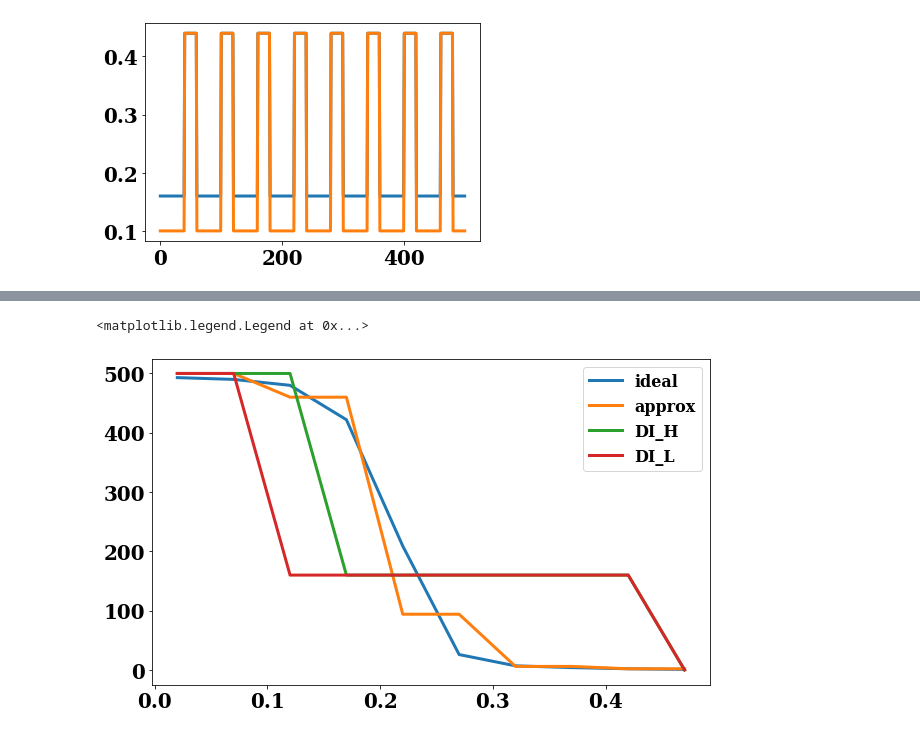
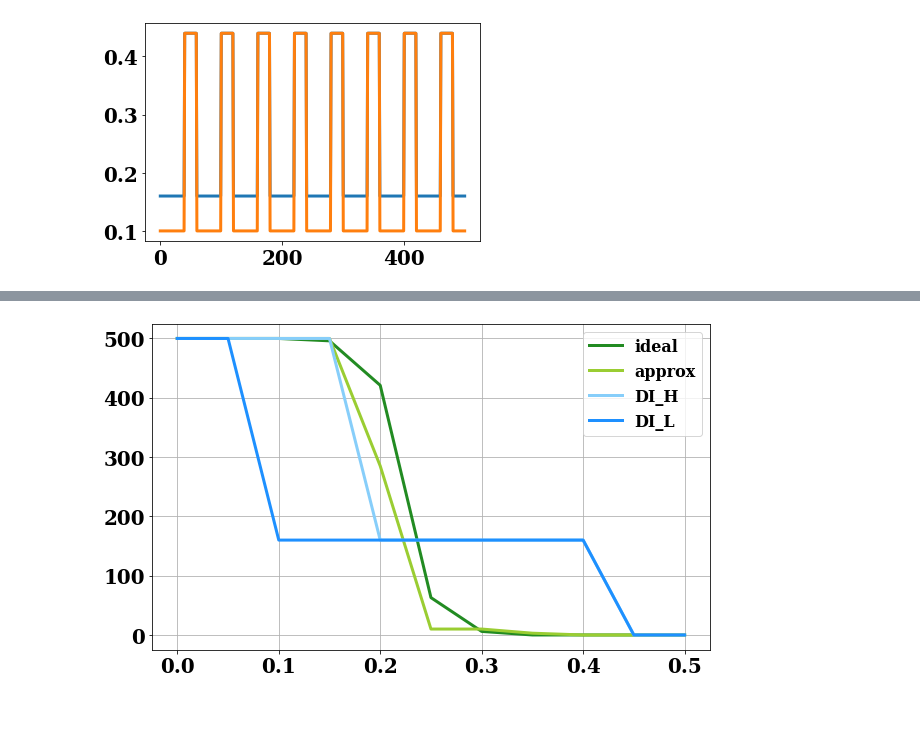
Before and after one commit to dsindiavscovid/CoSIR, a Jupyter notebook: baselines.ipynb, the cells around one changed output, grey strips where cells are left out. Drawn from its saved outputs; the diff is of its cells as text; code cells hidden in the pictures.

```diff
--- a/baselines.ipynb
+++ b/baselines.ipynb
@@ -25,16 +34,18 @@ deltaI_real = np.array([I_real[i]-I_real[i-1] for i in range(1, len(I_real))])
 # %%
-# N = 1366417755 #India's Population
-N = 127575528  #Mexico's Population
+N = 1366417755 #India's Population
+# N = 127575528  #Mexico's Population
 # N = 17097123 #Netherland's Population
+underreporting_factor = 50.
+
 R0 = 0
 
-Istar = N/1000
+Istar = N/500
 print(Istar)
 
-r = 3
+r = 1
 e = r/Istar
 gamma = 1/5.
-underreporting_factor = 50.
+
 I0 = deltaI_real[0]*underreporting_factor/gamma
 S0 = N - I0 - R0
 beta0 = gamma*N/S0
@@ -45,9 +56,9 @@ delta_t = 0.001
 
 tsteps = 500
 t = np.linspace(0, tsteps-1, tsteps)
-eta = 1
+eta = 5
 # i = np.zeros(tsteps)
-spikes = [(50, 0), (100, 0)]
+# spikes = [(50, 0), (100, 0)]
 # for (pos, spike) in spikes:
 #     i[pos] = spike
 # %% [output]
@@ -126,7 +137,7 @@ def find_approximation(beta, klevels, loss_function):
 # %%
 S_ideal, I_ideal, R_ideal, beta_ideal = solve_sir_lv_control(S0, I0, R0, beta0, N, r, e, gamma, eta, t)
 # %%
-klevels = np.array([0.1*i for i in range(1,6)])
-# klevels = [2.2*gamma, 0.8*gamma]
+klevels = np.array([0.05*i for i in range(1,11)])
+print(klevels)
 loss_function = lambda x,y: (x-y)**2
 beta_approx = find_approximation(beta_ideal, klevels, loss_function)
@@ -132,0 +146,4 @@ beta_approx = find_approximation(beta_ideal, klevels, loss_function)
+# %%
+x = len(beta_ideal)
+plt.plot(range(len(beta_ideal[:x])), beta_ideal[:x])
+plt.plot(range(len(beta_ideal[:x])), beta_approx[:x])
@@ -253,8 +312,8 @@ plt.xticks(range(5), names)
 def betaTrend(betaList):
     below = []
     above = []
-    minBeta = 0.1*0.2
-    x = [minBeta + float(i)/20 for i in range(10)]
+    minBeta = 0
+    x = [minBeta + float(i)/20 for i in range(11)]
     for b in x:
         tempbelow = 0
         tempabove = 0
@@ -269,14 +328,14 @@ def betaTrend(betaList):
 # %%
 plt.figure(figsize=(10,6))
 b, a, x = betaTrend(beta_ideal)
-plt.plot(x, a, label='ideal')
+plt.plot(x, a, label='ideal', color='forestgreen')
 b, a, x = betaTrend(beta_approx)
-plt.plot(x, a, label = 'approx')
+plt.plot(x, a, label = 'approx', color='yellowgreen')
 b, a, x = betaTrend(beta_dI_h)
-plt.plot(x, a, label = 'DI_H')
+plt.plot(x, a, label = 'DI_H', color='lightskyblue')
 b, a, x = betaTrend(beta_dI_l)
-plt.plot(x, a, label = 'DI_L')
+plt.plot(x, a, label = 'DI_L', color='dodgerblue')
 plt.legend()
+plt.grid()
 # %% [output]
-<matplotlib.legend.Legend at 0x...>
-[figure, old version]
+[figure, new version]
```
Also changed, not shown: parts of 9 cells of this notebook, 2 other files.
